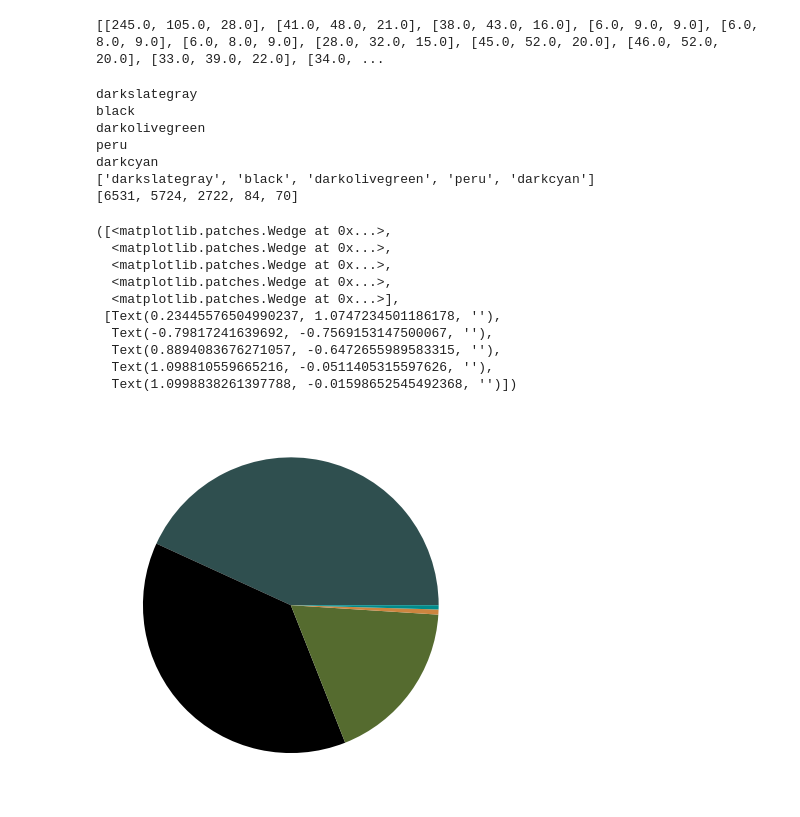
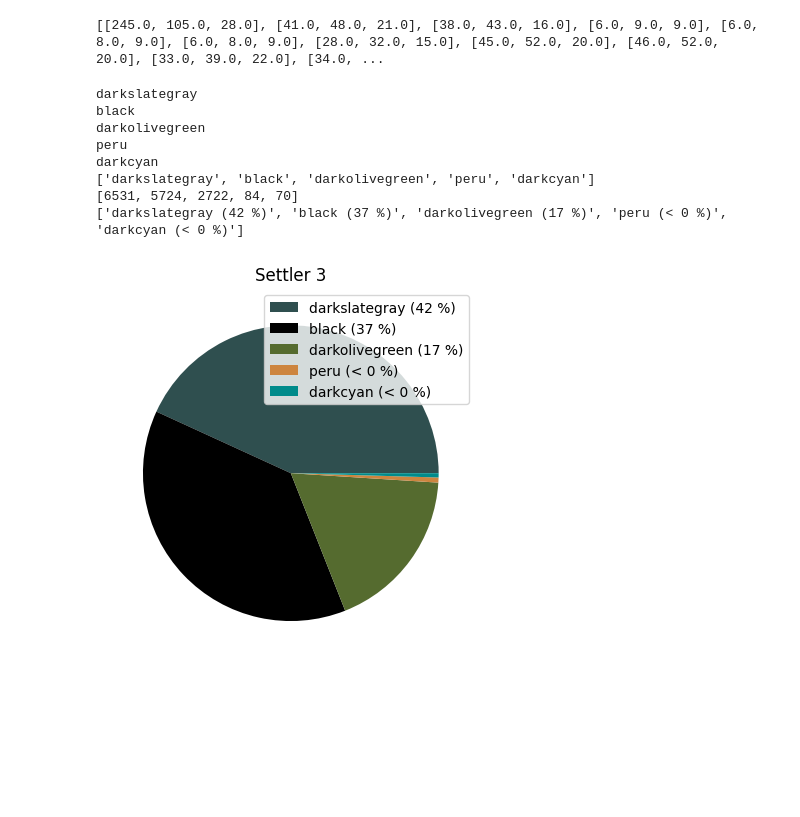
Before and after one commit to vairasza/dhcv, a Jupyter notebook: dominant_color_figures.ipynb, the cells around one changed output. Cells and saved outputs as stored; diff of their text form; code cells hidden in the pictures; blank space fills up the shorter version.

Commit message:
Update dominant_color_figures.ipynb
added titles and legends to the pie chart

```diff
--- a/dominant_color_figures.ipynb
+++ b/dominant_color_figures.ipynb
@@ -143,10 +143,19 @@ def convert_rgb_to_names(rgb_tuple):
     kdt_db = KDTree(rgb_values)
     distance, index = kdt_db.query(rgb_tuple)
     return names[index]
+# %%
+def getColorPercentage(ouccrence, color_array):
+    percentage = int(ouccrence / len(color_array) * 100)
+
+    if percentage > 1:
+        return str(percentage) + " %"
+    else:
+        return str("< 1 %")
 # %%
 color_arr = []
 color_arr_final = []
 filler_arr = []
+labels_arr = []
 
 def step (rgb, repetitions=1):
     r,g,b = rgb
@@ -200,44 +209,41 @@ for x in range(5):
     #unique, counts = np.unique(settler_values, return_counts=True)
     #filler_arr.append(np.count_nonzero(color_arr == most_freq_color))
     filler_arr.append(counts[maxpos])
     color_arr_final.append(most_freq_color)
+    labels_arr.append(str(most_freq_color) + " (" + getColorPercentage(counts[maxpos], color_arr) + ")")
     #color_arr.remove(most_freq_color)
 
     filter_arr = [x for x in filter_arr if x != most_freq_color]
 
 
 
 
 print(color_arr_final)
 print(filler_arr)
+print(labels_arr)
 
 
 
     #print(named_color)
 
 
 
 #plt.imshow([[settler_values[i] for i in range(len(settler_values))]], extent=[0,len(settler_values),0,1], aspect='auto')
 #plt.pie(color_arr)
-plt.pie(filler_arr, colors=color_arr_final)
+
+patches, texts = plt.pie(filler_arr, colors=color_arr_final)
+plt.legend(patches, labels_arr, loc="best")
+plt.title("Settler 3")
+plt.show()
 # %% [output]
 darkslategray
 black
 darkolivegreen
 peru
 darkcyan
 ['darkslategray', 'black', 'darkolivegreen', 'peru', 'darkcyan']
 [6531, 5724, 2722, 84, 70]
+['darkslategray (42 %)', 'black (37 %)', 'darkolivegreen (17 %)', 'peru (< 0 %)', 'darkcyan (< 0 %)']
-([<matplotlib.patches.Wedge at 0x...>,
-  <matplotlib.patches.Wedge at 0x...>,
-  <matplotlib.patches.Wedge at 0x...>,
-  <matplotlib.patches.Wedge at 0x...>,
-  <matplotlib.patches.Wedge at 0x...>],
- [Text(0.23445576504990237, 1.0747234501186178, ''),
-  Text(-0.79817241639692, -0.7569153147500067, ''),
-  Text(0.8894083676271057, -0.6472655989583315, ''),
-  Text(1.098810559665216, -0.0511405315597626, ''),
-  Text(1.0998838261397788, -0.01598652545492368, '')])
-[figure, old version]
+[figure, new version]
 # %%
 generateColorBarsFigure()
```
